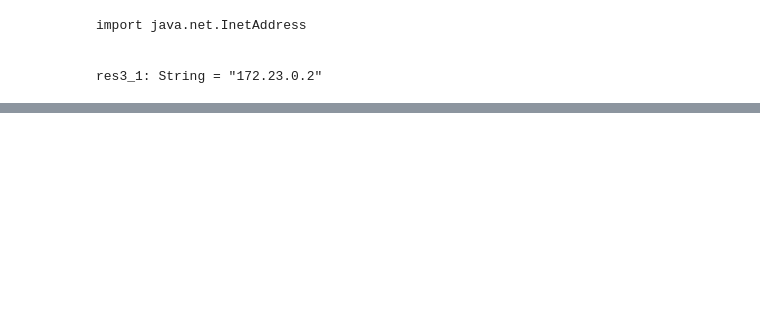
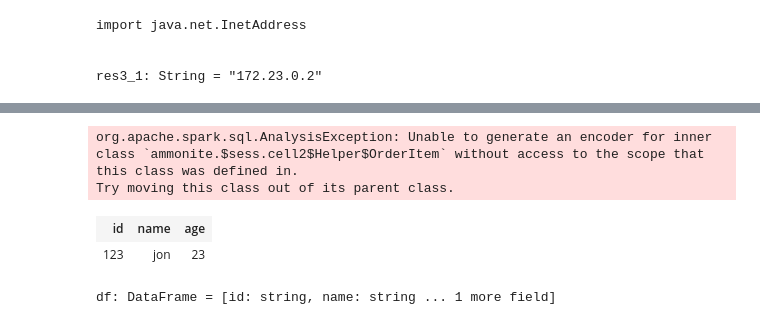
Before and after one commit to univalence/training-spark-tuning, a Jupyter notebook: lab/internal/test.ipynb, the cells around one changed output, grey strips where cells are left out. Cells and saved outputs as stored; diff of their text form; code cells hidden in the pictures; blank space fills up the shorter version.

```diff
--- a/lab/internal/test.ipynb
+++ b/lab/internal/test.ipynb
@@ -55,0 +105,20 @@ df: Dataset[Order] = [id: string, items: array<struct<product:string,quantity:do
+# %%
+val df: Dataset[Order] = Seq(
+  Order("1", Seq(OrderItem("banana", 5.0), OrderItem("cafe", 10.0)))
+).toDS()
+
+df.show()
+# %% [output]
+org.apache.spark.sql.AnalysisException: Unable to generate an encoder for inner class `ammonite.$sess.cell2$Helper$OrderItem` without access to the scope that this class was defined in.
+Try moving this class out of its parent class.
+# %%
+val df =
+ Seq(
+     ("123", "jon", 23)
+ ).toDF("id", "name", "age")
+
+df.showHTML()
+# %% [output]
+| id | name | age |
+| 123 | jon | 23 |
+df: DataFrame = [id: string, name: string ... 1 more field]
```
Also changed, not shown: parts of 7 cells of this notebook, 13 other files.
